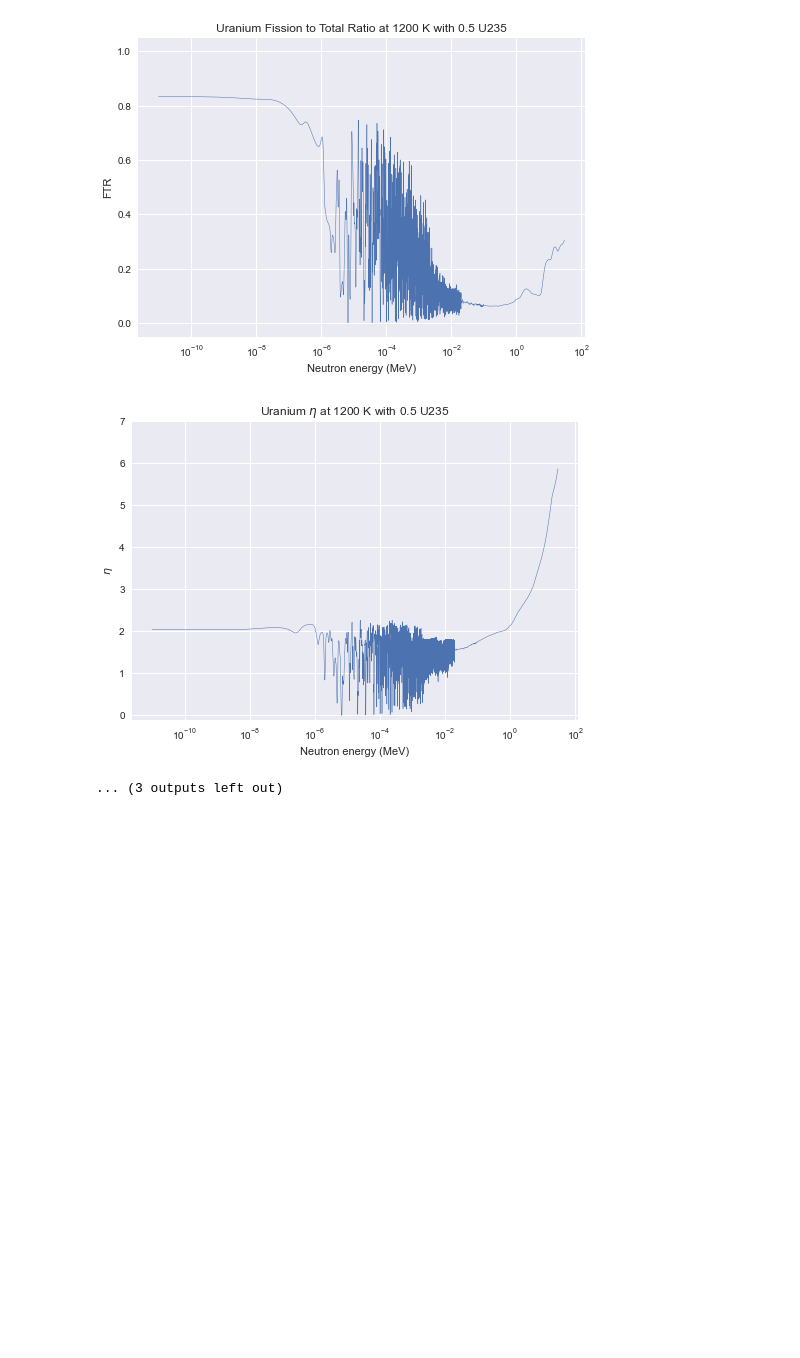
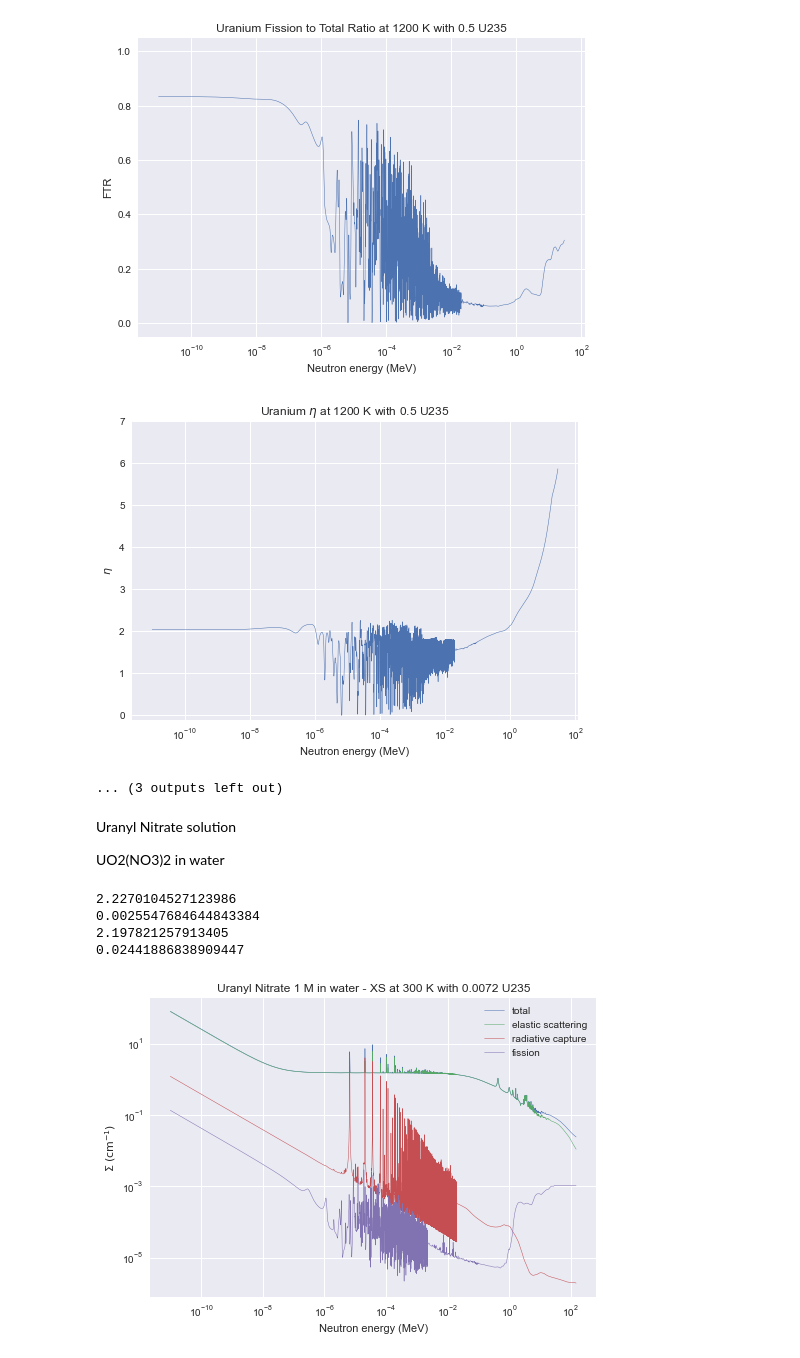
Before and after one commit to deOliveira-R/course_reactor_physics, a Jupyter notebook: cross-section/macro/ACE_macro.ipynb, the cells around one changed output. Drawn from its saved outputs; the diff is of its cells as text; code cells hidden in the pictures; blank space fills up the shorter version.

Commit message:
Added Uranyl nitrate calculation and some error handling

```diff
--- a/cross-section/macro/ACE_macro.ipynb
+++ b/cross-section/macro/ACE_macro.ipynb
@@ -126,6 +126,11 @@ class Nuclide:
 
         self.nuclear_data = self.load_ace(self.zzaaa)
 
+    def __eq__(self, other):
+        return self.zzaaa == other.zzaaa
+
+    def __ne__(self, other):
+        return self.zzaaa != other.zzaaa
 
     @staticmethod
     def load_ace(zzaaa):
@@ -150,7 +155,10 @@ class Nuclide:
         if mt == 1:
             return self.at_T(T).sigma_t
         else:
-            return self.at_T(T).reactions[mt].sigma
+            try:
+                return self.at_T(T).reactions[mt].sigma
+            except KeyError:
+                np.zeros_like(self.energy(T))
 
     def nu_energy(self, T):
         return self.at_T(T).nu_t_energy
@@ -591,3 +636,49 @@ for U235_f in U235_fs:
 [figure]
 [figure]
 ... (3 outputs left out)
+# %% [markdown]
+Uranyl Nitrate solution
+
+UO2(NO3)2 in water
+# %%
+water = Material.from_density((H1, O16), (2, 1), water_den)
+
+solution_T = 300
+
+concentration = 1 # Molar = mol/L
+concentration_mol_per_cm3 = concentration/1000 # in mol/cm3. This is equivalent to 1 mol/L
+enrichment = 0.0072
+
+N14 = Nuclide(7014, atomic_mass('14N'))
+
+N_uranit = concentration_mol_per_cm3*N_a
+
+U235_f = enrichment
+U238_f = 1 - U235_f
+
+U235_uranit = U235_f*N_uranit
+U238_uranit = U238_f*N_uranit
+N14_uranit = 2*N_uranit
+O16_uranit = 8*N_uranit
+
+uranyl_nitrate = Material((U235, U238, N14, O16),
+                          (U235_uranit, U238_uranit, N14_uranit, O16_uranit))
+
+uranyl_nitrate_aqueous = Material.mix((uranyl_nitrate, water))
+
+plot_compare_mts(uranyl_nitrate_aqueous, solution_T,
+                 (1, 2, 102, 18), ('total', 'elastic scattering', 'radiative capture', 'fission'),
+                 title=f'Uranyl Nitrate {concentration} M in water - XS at {solution_T} K with {U235_f} U235',
+                 save=f'Uranyl_nitrate_XS_{solution_T}_{U235_f}')
+
+E = 2.5E-8
+print(uranyl_nitrate_aqueous.at_E(uranyl_nitrate_aqueous.Sigma_t, solution_T, E))
+print(uranyl_nitrate_aqueous.at_E(uranyl_nitrate_aqueous.Sigma_f, solution_T, E))
+print(uranyl_nitrate_aqueous.at_E(uranyl_nitrate_aqueous.Sigma_e, solution_T, E))
+print(uranyl_nitrate_aqueous.at_E(uranyl_nitrate_aqueous.Sigma_gamma, solution_T, E))
+# %% [output]
+2.2270104527123986
+0.0025547684644843384
+2.197821257913405
+0.02441886838909447
+[figure, added]
```
Also changed, not shown: parts of 2 cells of this notebook, 1 other file.
